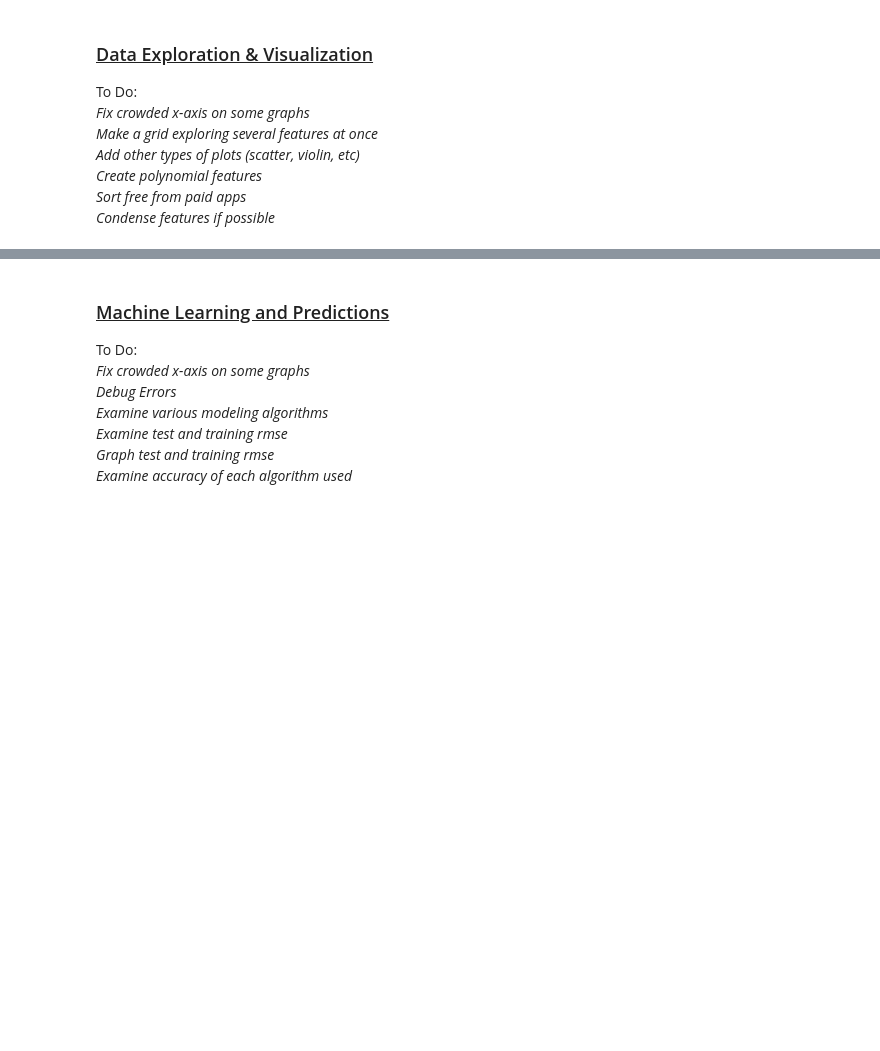
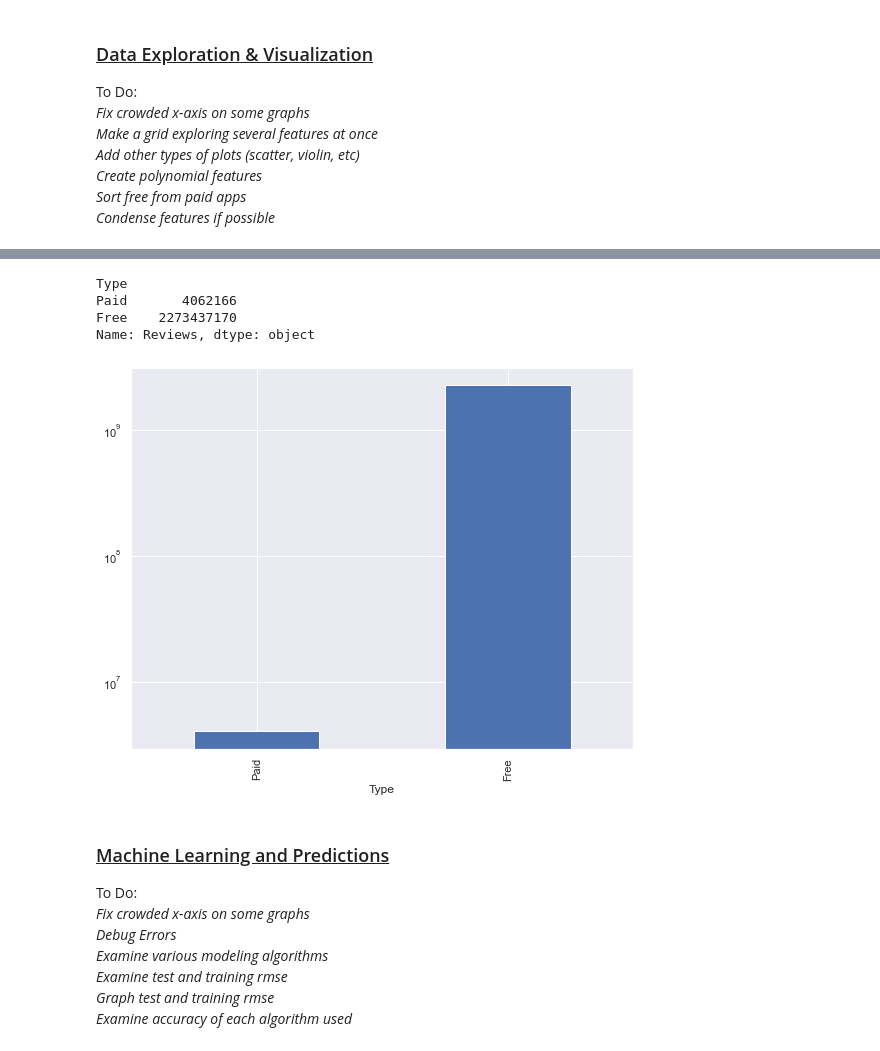
Before and after one commit to bryanaguiar/Data-Science-Group-Project, a Jupyter notebook: Playstore_Analysis_Data_Clean_Up.ipynb, the cells around one changed output, grey strips where cells are left out. Saved outputs shown, nothing was run; the diff lists cells and outputs as text; code cells hidden in the pictures; blank space fills up the shorter version.

```diff
--- a/Playstore_Analysis_Data_Clean_Up.ipynb
+++ b/Playstore_Analysis_Data_Clean_Up.ipynb
@@ -298,3 +321,13 @@ Name: Genres, Length: 115, dtype: int64
+# %%
+print(df.groupby('Type')['Reviews'].sum().sort_values().apply(lambda x: '%.f' % x))
+df.groupby('Type')['Reviews'].sum().sort_values().plot.bar()
+plt.yscale('log')
+# %% [output]
+Type
+Paid       4062166
+Free    2273437170
+Name: Reviews, dtype: object
+[figure, added]
 # %% [markdown]
 <h3><u> Machine Learning and Predictions </u></h3>
 <p> To Do:<br>
```
Also changed, not shown: parts of 19 cells of this notebook.
